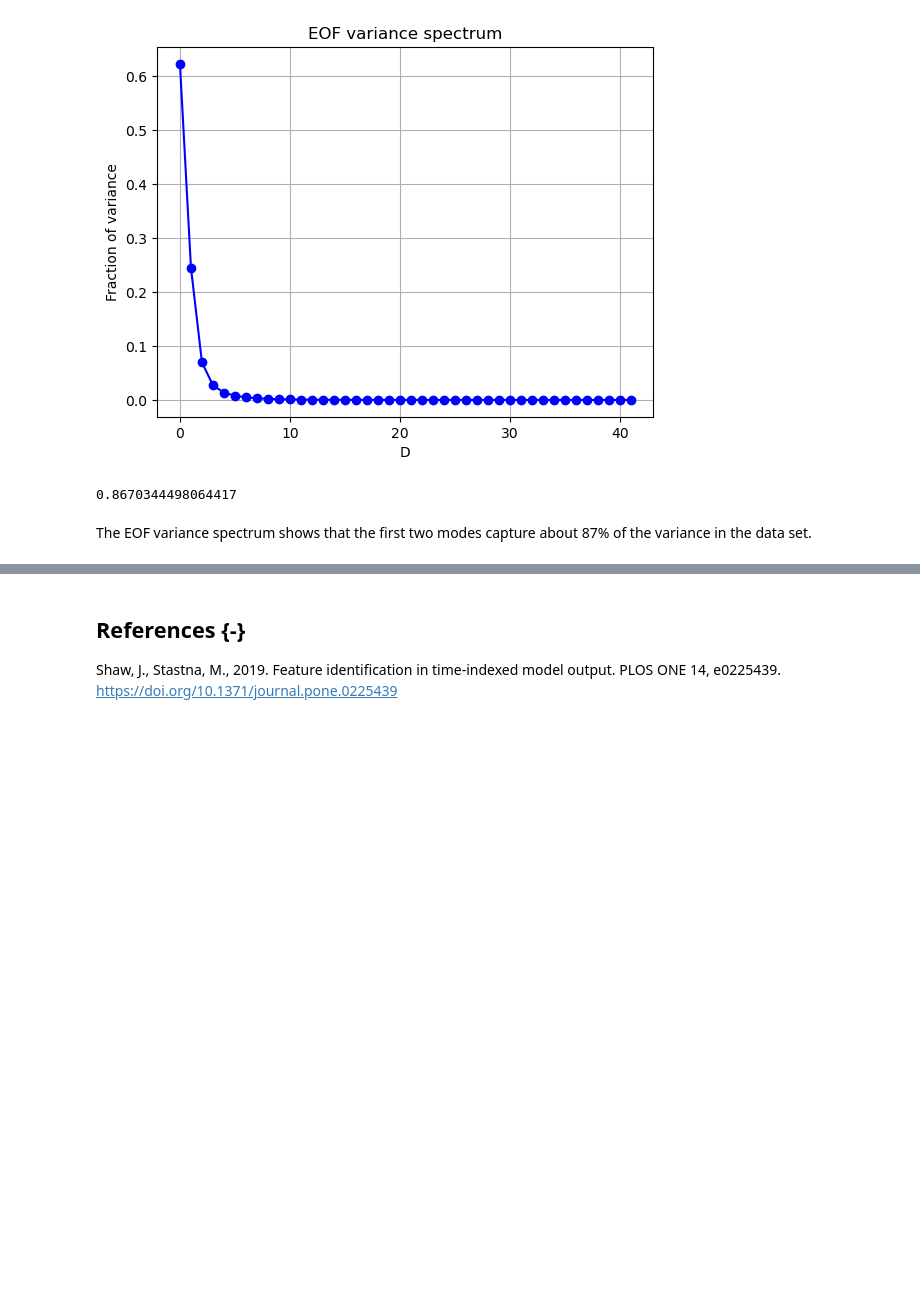
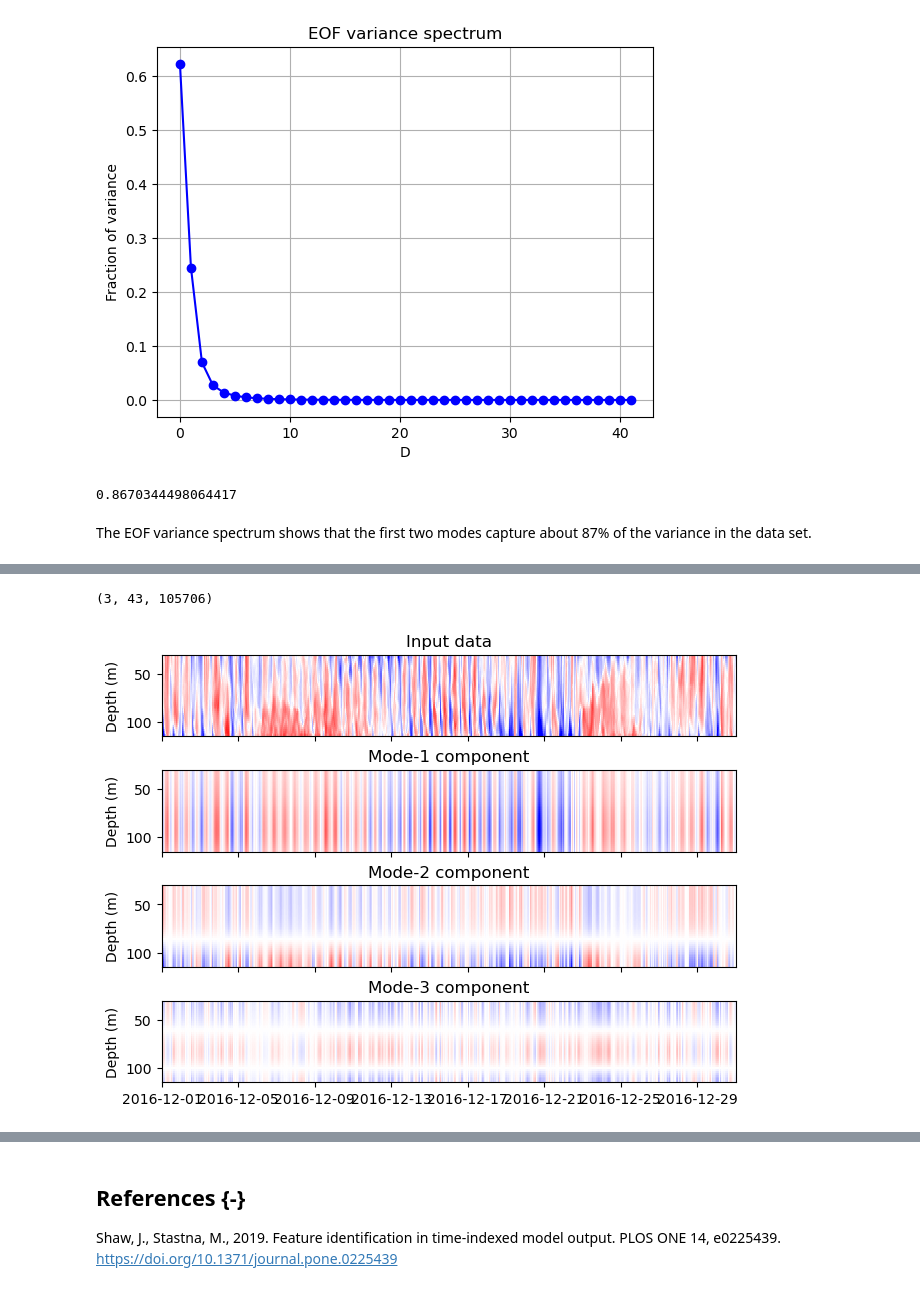
Before and after one commit to hhourston/Data_Module, a Jupyter notebook: codes/eof-analysis/eof_error_map_adcp.ipynb, the cells around one changed output, grey strips where cells are left out. Cells and saved outputs as stored; diff of their text form; code cells hidden in the pictures; blank space fills up the shorter version.

```diff
--- a/codes/eof-analysis/eof_error_map_adcp.ipynb
+++ b/codes/eof-analysis/eof_error_map_adcp.ipynb
@@ -240,0 +279,40 @@ The EOF variance spectrum shows that the first two modes capture about 87% of th
+# %%
+# Mode components
+M, N = u_even.shape
+mode_comp = np.zeros((3, M, N))
+
+for kk in range(3):
+    mode_comp[kk] = U[:, kk:kk+1] @ coeff[kk:kk+1, :]
+# %%
+mode_comp.shape
+# %% [output]
+(3, 43, 105706)
+# %%
+fig, axs = plt.subplots(nrows=modes+1, sharex=True, layout='constrained')
+
+m = 0
+axs[m].pcolormesh(
+    datetime_even, bins_lim,
+    u_even, cmap='bwr', shading='nearest',
+    vmin=-vlim, vmax=vlim
+)
+axs[m].set_ylabel('Depth (m)')
+axs[m].set_ylim(115, 30)
+axs[m].set_title('Input data')
+
+for m in range(1, modes + 1):
+    axs[m].pcolormesh(
+        datetime_even, bins_lim,
+        mode_comp[m - 1],
+        cmap='bwr', shading='nearest',
+        vmin=-vlim, vmax=vlim
+    )
+    axs[m].set_ylabel('Depth (m)')
+    axs[m].set_ylim(115, 30)
+    axs[m].set_xlim(pd.to_datetime('2016-12-01'), pd.to_datetime('2016-12-31'))
+    axs[m].set_title(f'Mode-{m} component')
+
+# plt.show()
+plt.savefig('hak1_mode_decomp_pcolor.png')
+# %% [output]
+[figure, added]
```
Also changed, not shown: parts of 11 cells of this notebook.
